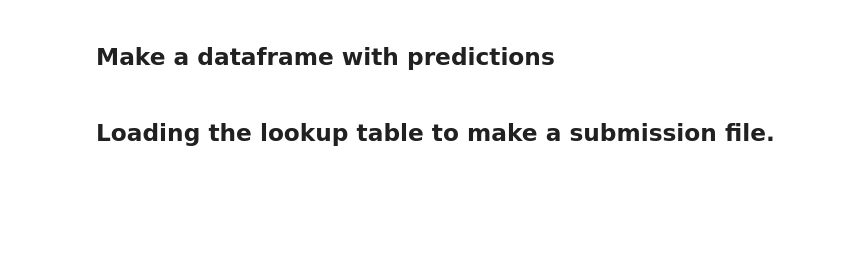
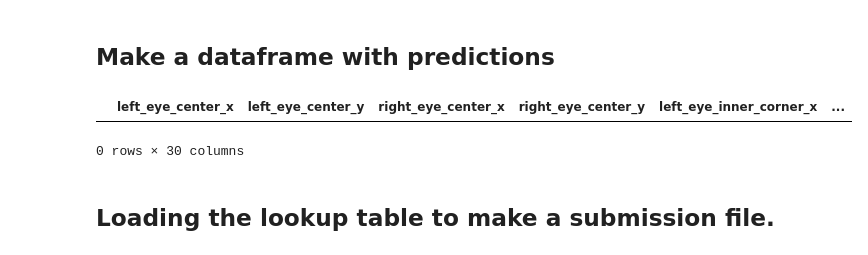
Before and after one commit to sgmig/ml_projects, a Jupyter notebook: kaggle/facial-keypoints-detection/facial_keypoints_CNN_training_Full_File.ipynb, the cells around one changed output. Drawn from its saved outputs; the diff is of its cells as text; code cells hidden in the pictures; blank space fills up the shorter version.

```diff
--- a/kaggle/facial-keypoints-detection/facial_keypoints_CNN_training_Full_File.ipynb
+++ b/kaggle/facial-keypoints-detection/facial_keypoints_CNN_training_Full_File.ipynb
@@ -244,4 +303,4 @@ init = tf.global_variables_initializer()
 
 saver = tf.train.Saver()
 # %%
-counter = 5
+counter = 0
@@ -664 +533,6 @@ predicted_keypoints.head()
+# %%
+predicted_keypoints[(predicted_keypoints>96).any(1)]
+# %% [output]
+|  | left_eye_center_x | left_eye_center_y | right_eye_center_x | right_eye_center_y | left_eye_inner_corner_x | ... |
+0 rows × 30 columns
 # %%
```
Also changed, not shown: parts of 52 cells of this notebook.
